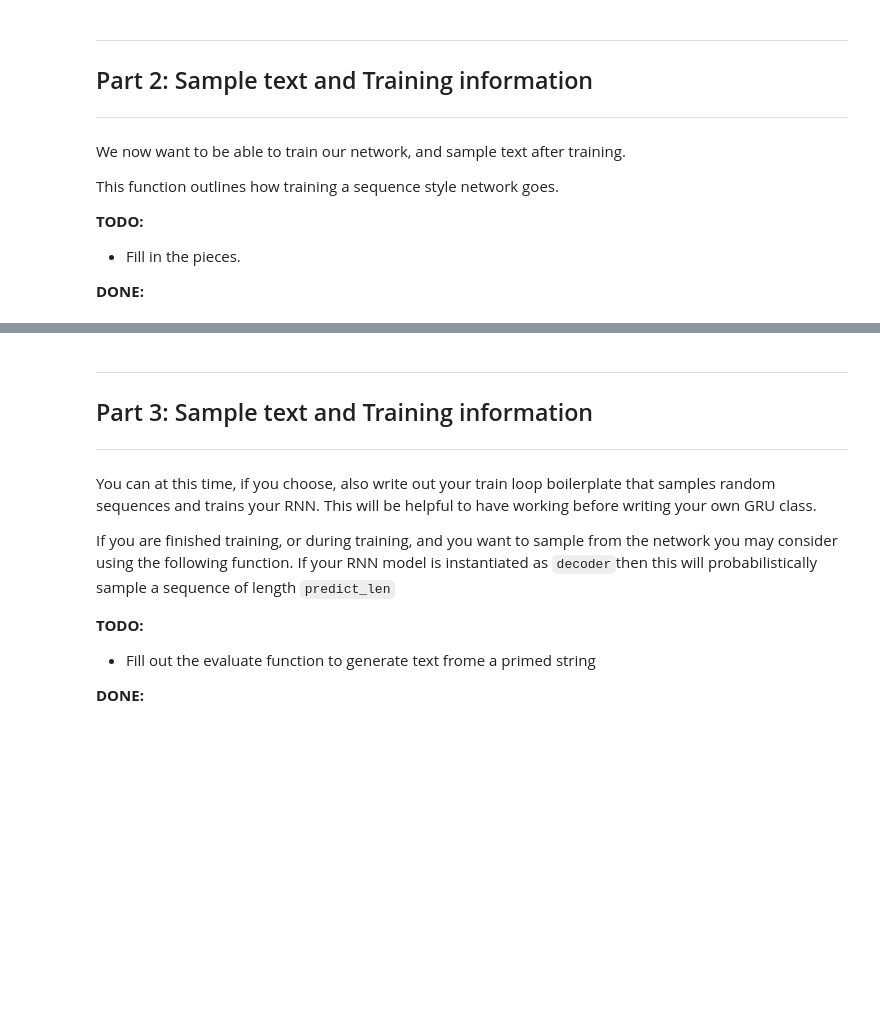
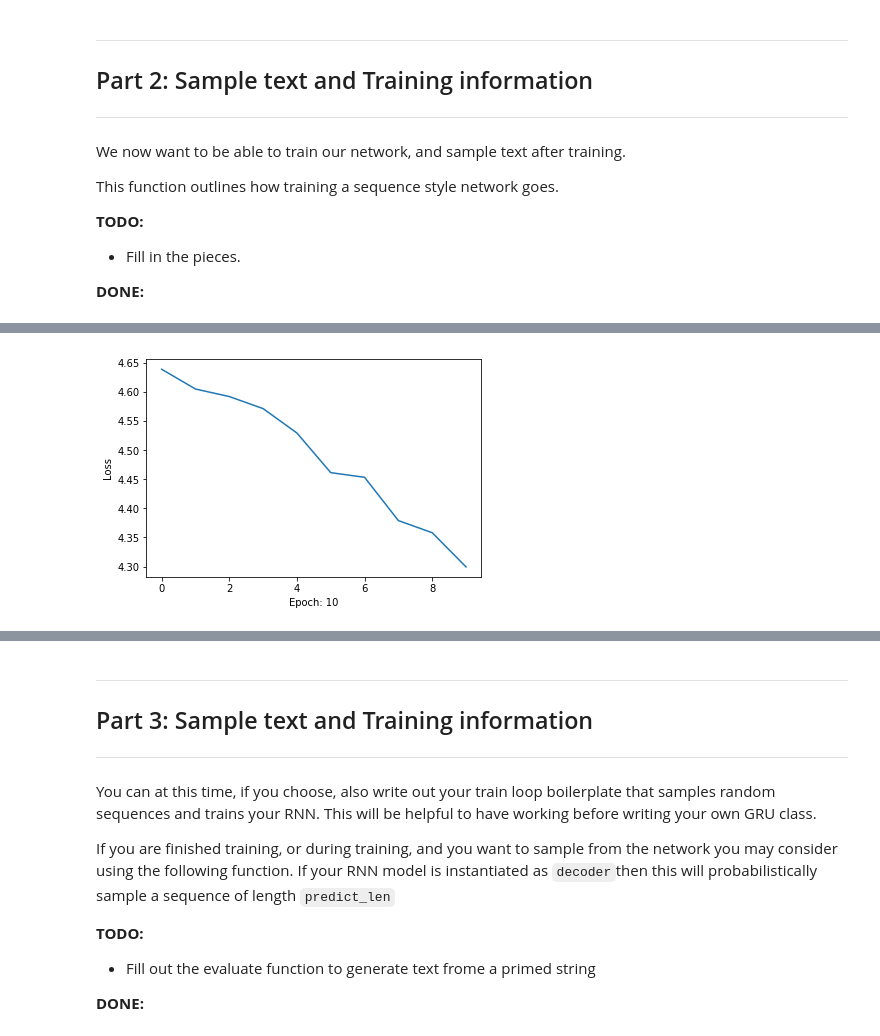
Before and after one commit to ALMerrill/cs474_labs_f2019, a Jupyter notebook: DL_Lab6.ipynb, the cells around one changed output, grey strips where cells are left out. Drawn from its saved outputs; the diff is of its cells as text; code cells hidden in the pictures; blank space fills up the shorter version.

Commit message:
Just gru remaining I think

```diff
--- a/DL_Lab6.ipynb
+++ b/DL_Lab6.ipynb
@@ -50,8 +50,3 @@ def char_tensor(string):
   for c in range(len(string)):
       tensor[c] = all_characters.index(string[c])
   return tensor
-
-def random_chunk(chunk_len):
-  start_index = random.randint(0, file_len - chunk_len)
-  end_index = start_index + chunk_len + 1
-  return file[start_index:end_index]
@@ -78,7 +93,7 @@ class TextDataset(Dataset):
   def __init__(self, chunk_len=200, file_name='./text_files/lotr.txt'):
     self.chunk_len = chunk_len
     self.file = unidecode.unidecode(open(file_name).read())
-    self.len = len(file)
+    self.len = len(self.file)
 
   def __getitem__(self):
     pass
@@ -87,7 +102,12 @@ class TextDataset(Dataset):
     return self.len
 
   def random_training_set(self):
-    chunk = random_chunk(self.chunk_len)
+    chunk = self.random_chunk(self.chunk_len)
     inp = char_tensor(chunk[:-1])
     target = char_tensor(chunk[1:])
     return inp, target
+
+  def random_chunk(self, chunk_len):
+    start_index = random.randint(0, self.len - chunk_len)
+    end_index = start_index + chunk_len + 1
+    return self.file[start_index:end_index]
@@ -182,9 +182,9 @@ class RNN(nn.Module): #This is just a decoder. There is no encoder, because we j
 
     self.embedding = nn.Embedding(input_size, hidden_size)
     self.relu = nn.ReLU()
-    self.gru = GRU(hidden_size, hidden_size, n_layers)
+    self.gru = nn.GRU(hidden_size, hidden_size, n_layers)
+#     self.gru = GRU(hidden_size, hidden_size, n_layers)
     self.out_layer = nn.Linear(hidden_size, output_size)
-    self.softmax = nn.LogSoftmax(dim=1)
 
   def forward(self, input_char, hidden):
     embedding = self.embedding(input_char).view(1,1,-1)
@@ -211,52 +211,53 @@ This function outlines how training a sequence style network goes.
 
 **DONE:**
 # %%
-def train(inp, target, n_layers, lr):
+import time
+from matplotlib import pyplot as plt
+
+def train(n_layers, lr):
+  hidden_size = n_characters
   in_size = n_characters
   out_size = n_characters
+  file_name = './text_files/lotr.txt'
   train_dataset = TextDataset(file_name=file_name)
   decoder = RNN(in_size, hidden_size, out_size, n_layers=n_layers)
-  optimizer = optim.Adam(decoder.parameters(), lr=lr)
+  optimizer = torch.optim.Adam(decoder.parameters(), lr=lr)
   objective = nn.CrossEntropyLoss()
 
   losses = []
-  loss = 0
   optimizer.zero_grad()
   hidden = decoder.init_hidden()
-
-
+  n_epochs = 200
+  print_every = 10
+  start = time.time()
+  running_loss = 0
   for epoch in range(1, n_epochs + 1):
+    running_loss = 0
     optimizer.zero_grad()
     input_string, target_string = train_dataset.random_training_set()
-
-    loss_ = objective(out_string, target_string)
-    running_loss += loss_
+    for char, target_char in zip(input_string, target_string):
+      out_char, hidden = decoder(char, hidden)
+      running_loss += objective(out_char.squeeze(0), target_char.unsqueeze(0))
+    loss = running_loss / len(target_string)
+    losses.append(running_loss / len(target_string))
+    running_loss.backward(retain_graph=True)
+    optimizer.step()
 
     if epoch % print_every == 0:
-        print('[%s (%d %d%%) %.4f]' % (time.time() - start, epoch, epoch / n_epochs * 100, loss_))
-        print(evaluate('Wh', 100), '\n')
+        print('[%s (%d %d%%) %.4f]' % (time.time() - start, epoch, epoch / n_epochs * 100, loss))
+        print(evaluate(decoder, 'Wh', 100), '\n')
 
-    if epoch % plot_every == 0:
-        all_losses.append(loss_avg / plot_every)
-        running_loss = 0
-
-    loss.backward()
-    optimizer.step()
-
-  plt.plot(range(len(losses)), losses)
-  plt.xlabel("Epoch / {}".format(epoch))
-  plt.ylabel("Loss")
+    if epoch % print_every == 0:
+#         losses.append(running_loss / plot_every)
+        plt.plot(range(len(losses)), losses)
+        plt.xlabel("Epoch: {}".format(epoch))
+        plt.ylabel("Loss")
+        plt.show()
+#         running_loss = 0
 
 
 
 
- #from help session
-hidden = model.init_hidden() #vector of zeroes
-for epoch in range(n_epochs):
-  optimizer.zero_grad() #I think
-  for chunk in dataset.chunks(): #just the idea, not real code
-    for i, char in enumerate(chunk):
-      prediction, hidden = model(char, hidden)
-      loss += objective(prediction, target_char)
-  loss.backward()
-  optimizer.step()
+
+train(1, .001)
+# %% [output]
@@ -262,0 +269 @@ for epoch in range(n_epochs):
+[figure, added]
```
Also changed, not shown: parts of 6 cells of this notebook.
